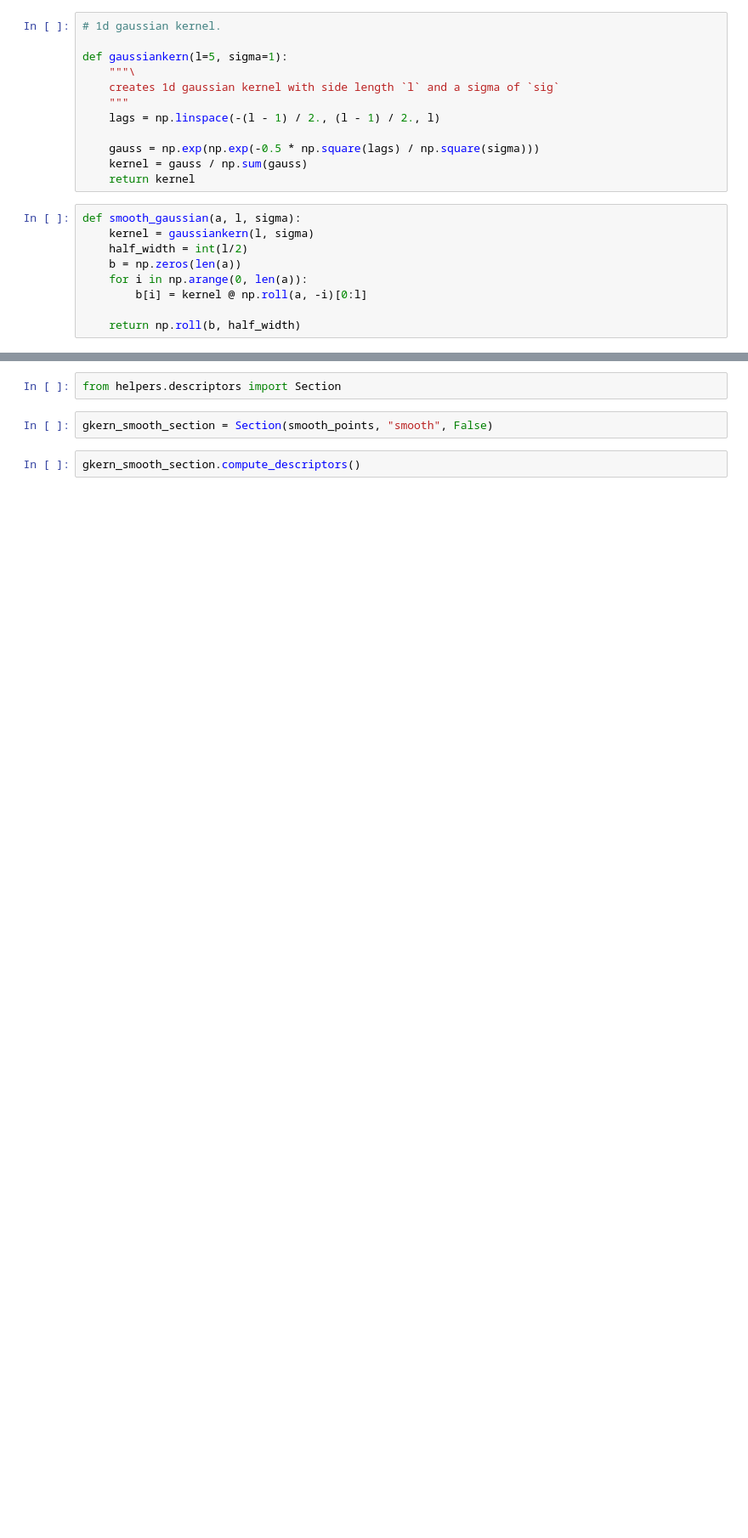
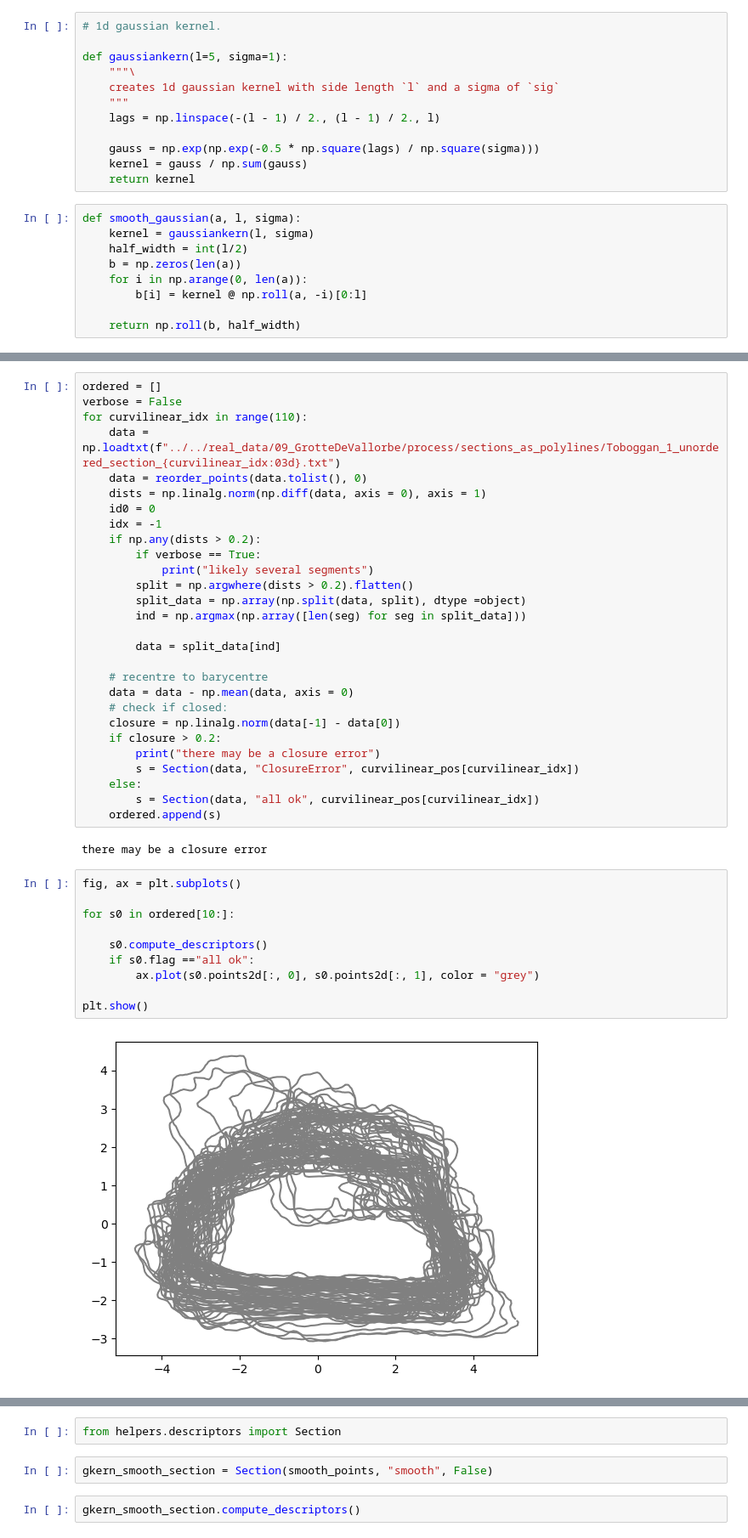
Before and after one commit to ERC-Karst/from_pointcloud_to_mesh, a Jupyter notebook: python/notebooks/08_CardinalSplines.ipynb, the cells around one changed output, grey strips where cells are left out. Shown at 85% size. Cells and saved outputs as stored; diff of their text form; blank space fills up the shorter version.

```diff
--- a/python/notebooks/08_CardinalSplines.ipynb
+++ b/python/notebooks/08_CardinalSplines.ipynb
@@ -47,0 +55,42 @@ smooth_points =  np.vstack((xi_smooth, yi_smooth)).T
+# %%
+ordered = []
+verbose = False
+for curvilinear_idx in range(110):
+    data = np.loadtxt(f"../../real_data/09_GrotteDeVallorbe/process/sections_as_polylines/Toboggan_1_unordered_section_{curvilinear_idx:03d}.txt")
+    data = reorder_points(data.tolist(), 0)
+    dists = np.linalg.norm(np.diff(data, axis = 0), axis = 1)
+    id0 = 0
+    idx = -1
+    if np.any(dists > 0.2):
+        if verbose == True:
+            print("likely several segments")
+        split = np.argwhere(dists > 0.2).flatten()
+        split_data = np.array(np.split(data, split), dtype =object)
+        ind = np.argmax(np.array([len(seg) for seg in split_data]))
+
+        data = split_data[ind]
+
+    # recentre to barycentre
+    data = data - np.mean(data, axis = 0)
+    # check if closed:
+    closure = np.linalg.norm(data[-1] - data[0])
+    if closure > 0.2:
+        print("there may be a closure error")
+        s = Section(data, "ClosureError", curvilinear_pos[curvilinear_idx])
+    else:
+        s = Section(data, "all ok", curvilinear_pos[curvilinear_idx])
+    ordered.append(s)
+# %% [output]
+there may be a closure error
+# %%
+fig, ax = plt.subplots()
+
+for s0 in ordered[10:]:
+
+    s0.compute_descriptors()
+    if s0.flag =="all ok":
+        ax.plot(s0.points2d[:, 0], s0.points2d[:, 1], color = "grey")
+
+plt.show()
+# %% [output]
+[figure, added]
```
Also changed, not shown: parts of 32 cells of this notebook, 8 other files.
